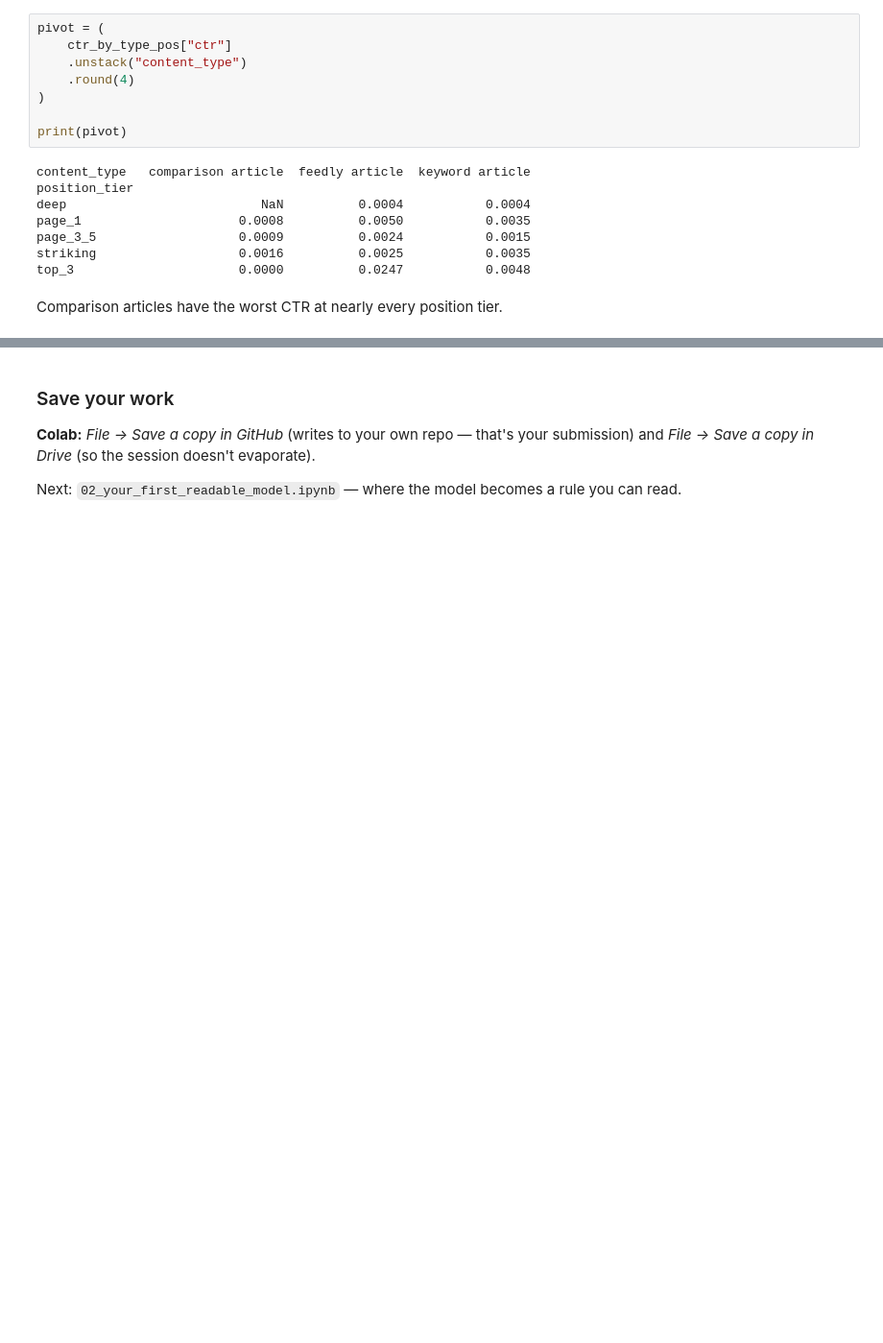
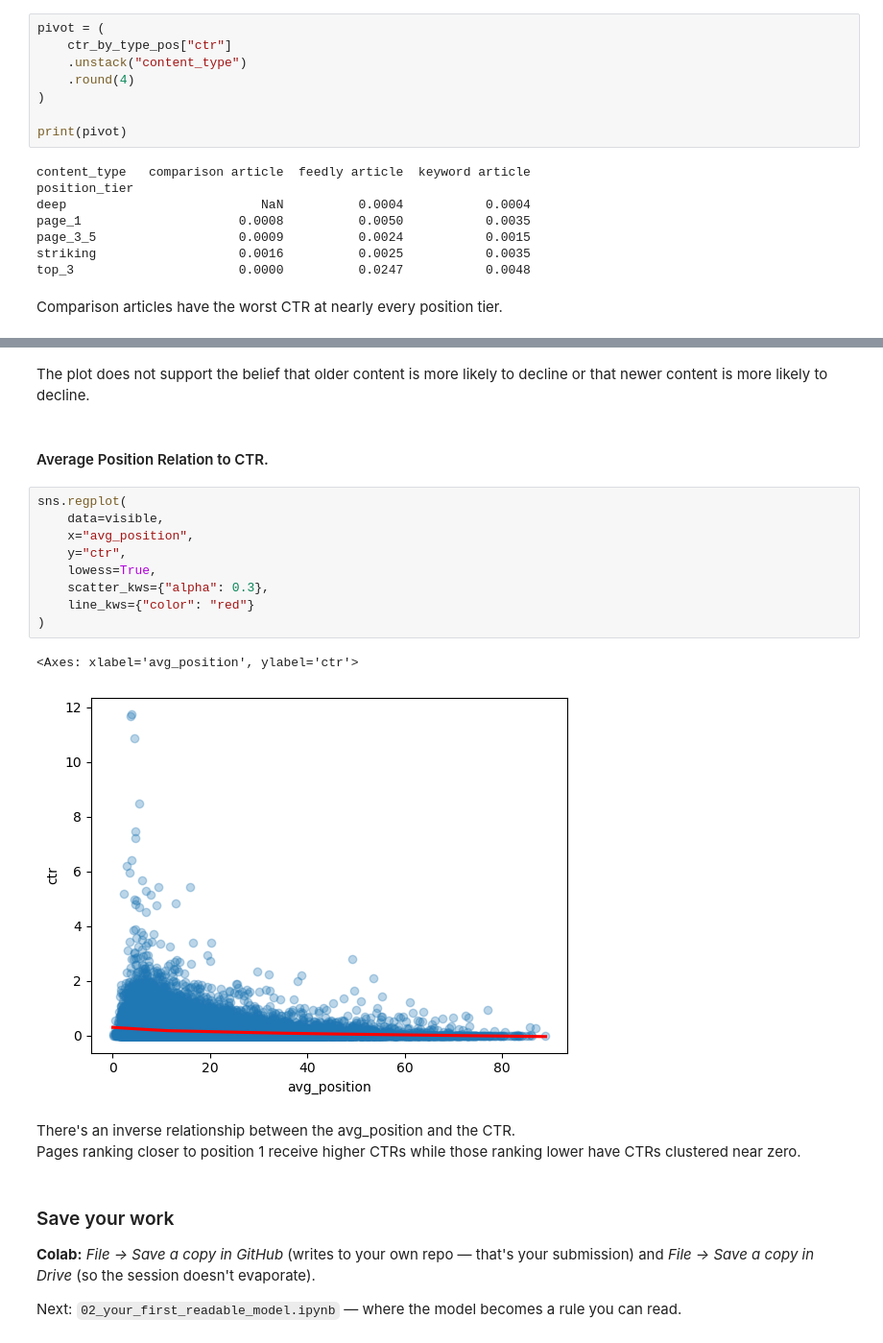
Before and after one commit to Nost4lgi4/Flyrank-ml-internship, a Jupyter notebook: notebooks/01_first_look_and_discovery.ipynb, the cells around one changed output, grey strips where cells are left out. Shown at 96% size. Drawn from its saved outputs; the diff is of its cells as text; blank space fills up the shorter version.

```diff
--- a/notebooks/01_first_look_and_discovery.ipynb
+++ b/notebooks/01_first_look_and_discovery.ipynb
@@ -223,3 +239,22 @@ Comparison articles have the worst CTR at nearly every position tier.
+# %% [markdown]
+The plot does not support the belief that older content is more likely to decline or that newer content is more likely to decline.
+# %% [markdown]
+#### Average Position Relation to CTR.
+# %%
+sns.regplot(
+    data=visible,
+    x="avg_position",
+    y="ctr",
+    lowess=True,
+    scatter_kws={"alpha": 0.3},
+    line_kws={"color": "red"}
+)
+# %% [output]
+<Axes: xlabel='avg_position', ylabel='ctr'>
+[figure, added]
+# %% [markdown]
+There's an inverse relationship between the avg_position and the CTR.
+Pages ranking closer to position 1 receive higher CTRs while those ranking lower have CTRs clustered near zero.
 # %% [markdown]
 ### Save your work
 **Colab:** *File → Save a copy in GitHub* (writes to your own repo — that's your submission) and *File → Save a copy in Drive* (so the session doesn't evaporate).
```
Also changed, not shown: parts of 2 cells of this notebook.
